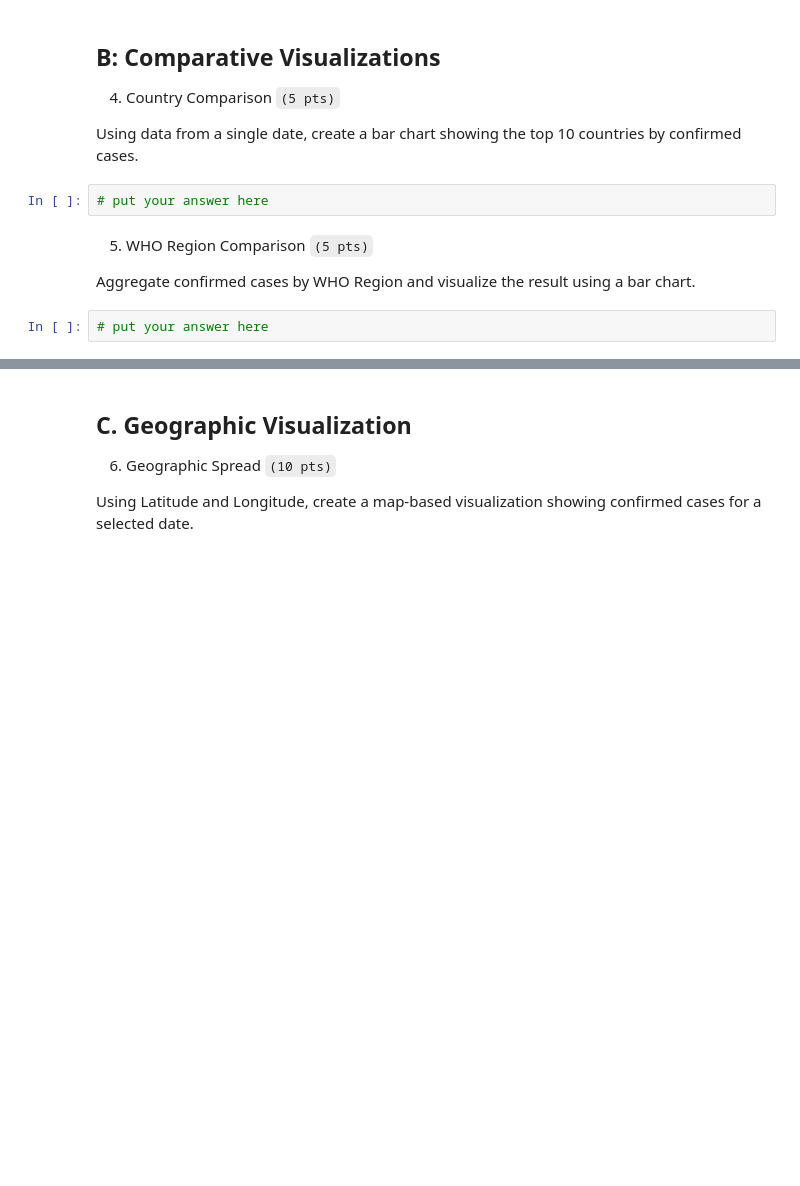
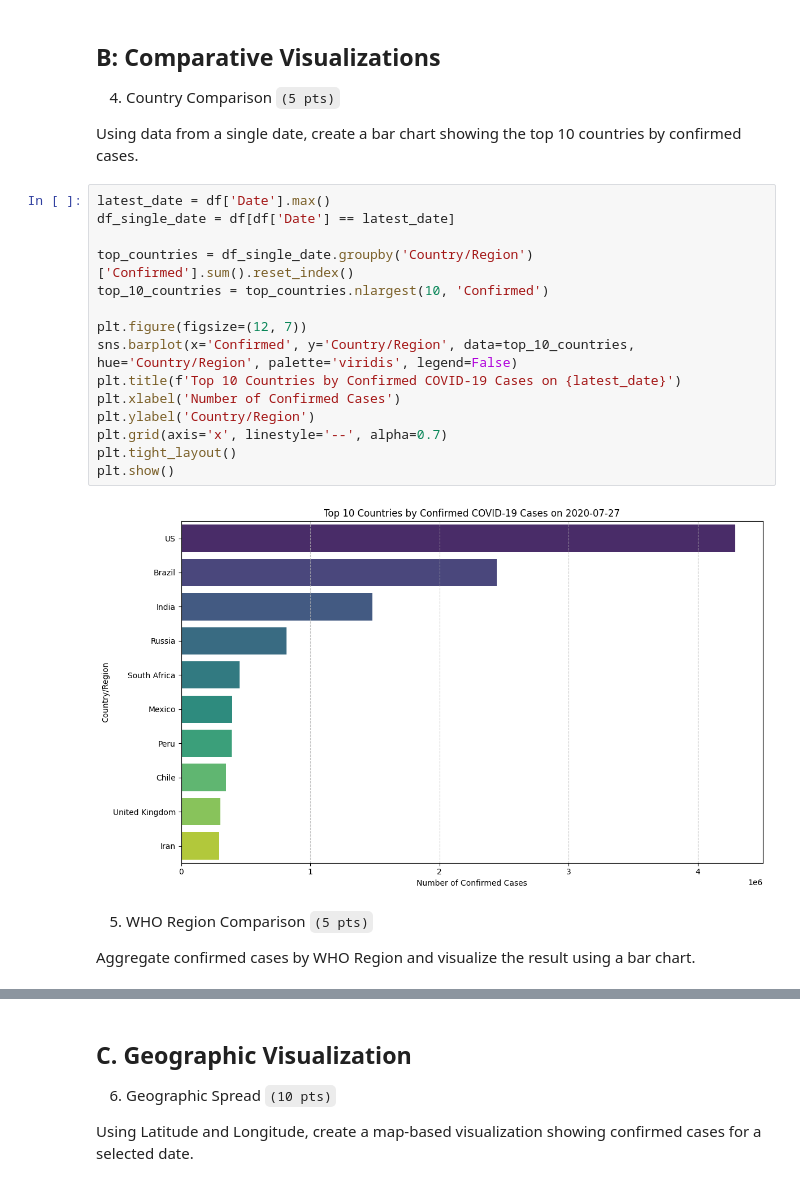
Before and after one commit to kcat28/CCDATS1L_EXERCISES_COM221ML, a Jupyter notebook: Exercise4.ipynb, the cells around one changed output, grey strips where cells are left out. Saved outputs shown, nothing was run; the diff lists cells and outputs as text; blank space fills up the shorter version.

```diff
--- a/Exercise4.ipynb
+++ b/Exercise4.ipynb
@@ -112,11 +157,24 @@ For a selected country, create a line chart showing Active and Recovered cases o
 4. Country Comparison `(5 pts)`
 
 Using data from a single date, create a bar chart showing the top 10 countries by confirmed cases.
-# %%
-# put your answer here
+# %%
+latest_date = df['Date'].max()
+df_single_date = df[df['Date'] == latest_date]
+
+top_countries = df_single_date.groupby('Country/Region')['Confirmed'].sum().reset_index()
+top_10_countries = top_countries.nlargest(10, 'Confirmed')
+
+plt.figure(figsize=(12, 7))
+sns.barplot(x='Confirmed', y='Country/Region', data=top_10_countries, hue='Country/Region', palette='viridis', legend=False)
+plt.title(f'Top 10 Countries by Confirmed COVID-19 Cases on {latest_date}')
+plt.xlabel('Number of Confirmed Cases')
+plt.ylabel('Country/Region')
+plt.grid(axis='x', linestyle='--', alpha=0.7)
+plt.tight_layout()
+plt.show()
+# %% [output]
+[figure, added]
 # %% [markdown]
 5. WHO Region Comparison `(5 pts)`
 
 Aggregate confirmed cases by WHO Region and visualize the result using a bar chart.
-# %%
-# put your answer here
```
Also changed, not shown: parts of 11 cells of this notebook.
